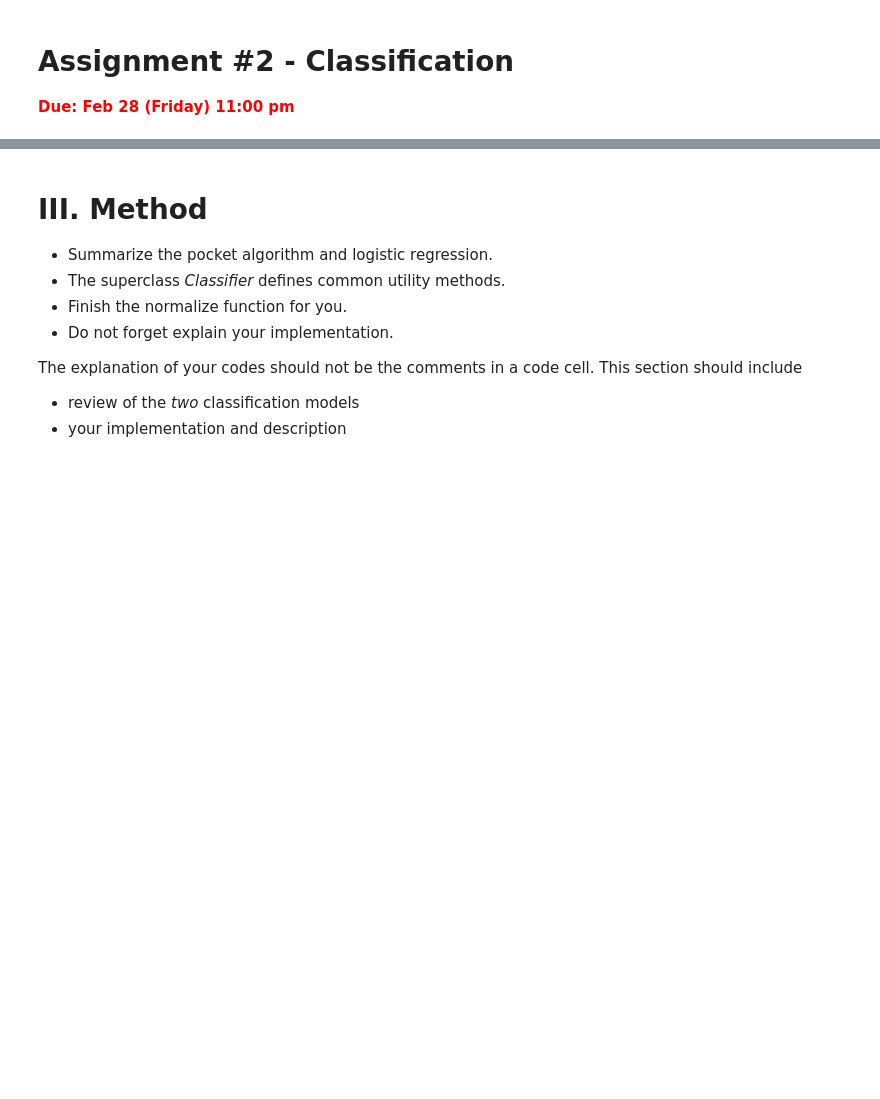
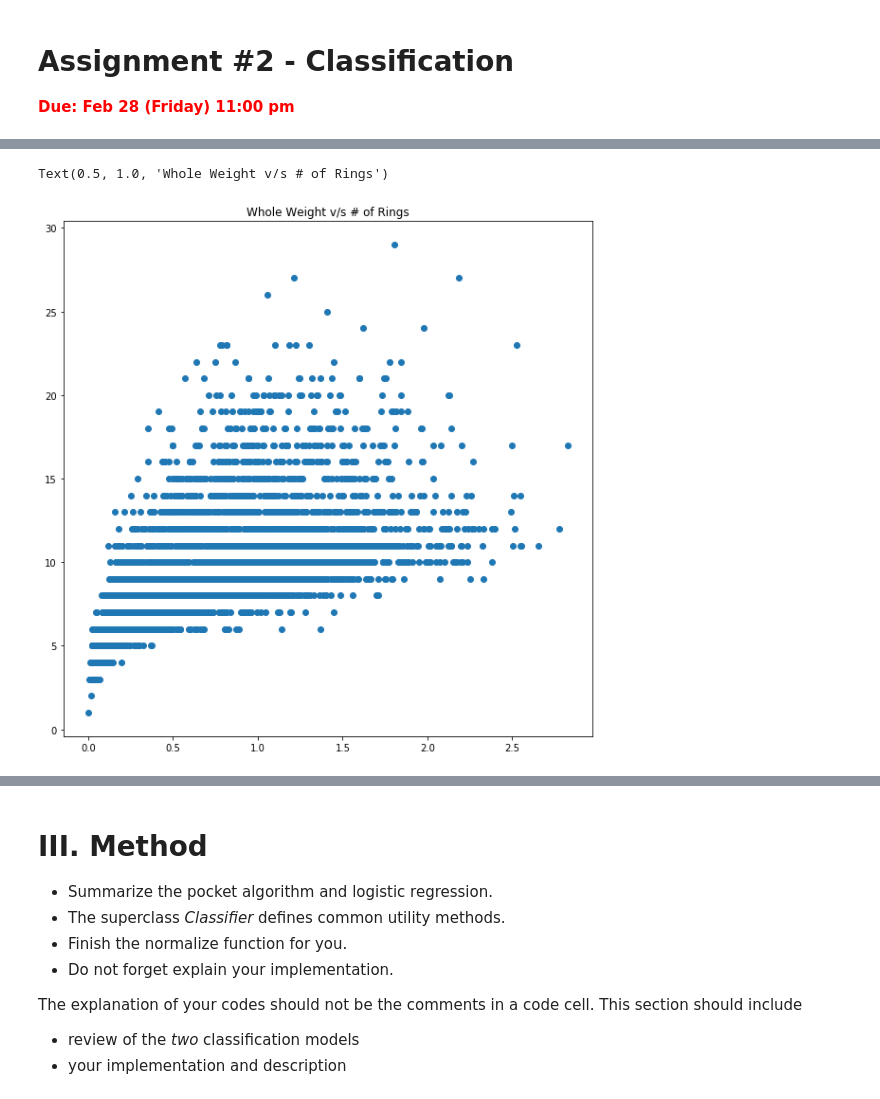
Before and after one commit to danielquach21/machinelearning, a Jupyter notebook: Assignment2/DanielQuach_Assignment2.ipynb, the cells around one changed output, grey strips where cells are left out. Saved outputs shown, nothing was run; the diff lists cells and outputs as text; code cells hidden in the pictures; blank space fills up the shorter version.

```diff
--- a/Assignment2/DanielQuach_Assignment2.ipynb
+++ b/Assignment2/DanielQuach_Assignment2.ipynb
@@ -15,0 +147,7 @@ You can reuse the data that you examined in Assignment #0 (of course for classif
+# %%
+plt.figure(figsize=(10, 10))
+plt.scatter(data.iloc[:, 4],data.iloc[:, 8])
+plt.title('Whole Weight v/s # of Rings')
+# %% [output]
+Text(0.5, 1.0, 'Whole Weight v/s # of Rings')
+[figure, added]
```
Also changed, not shown: parts of 21 cells of this notebook, 9 other files.
